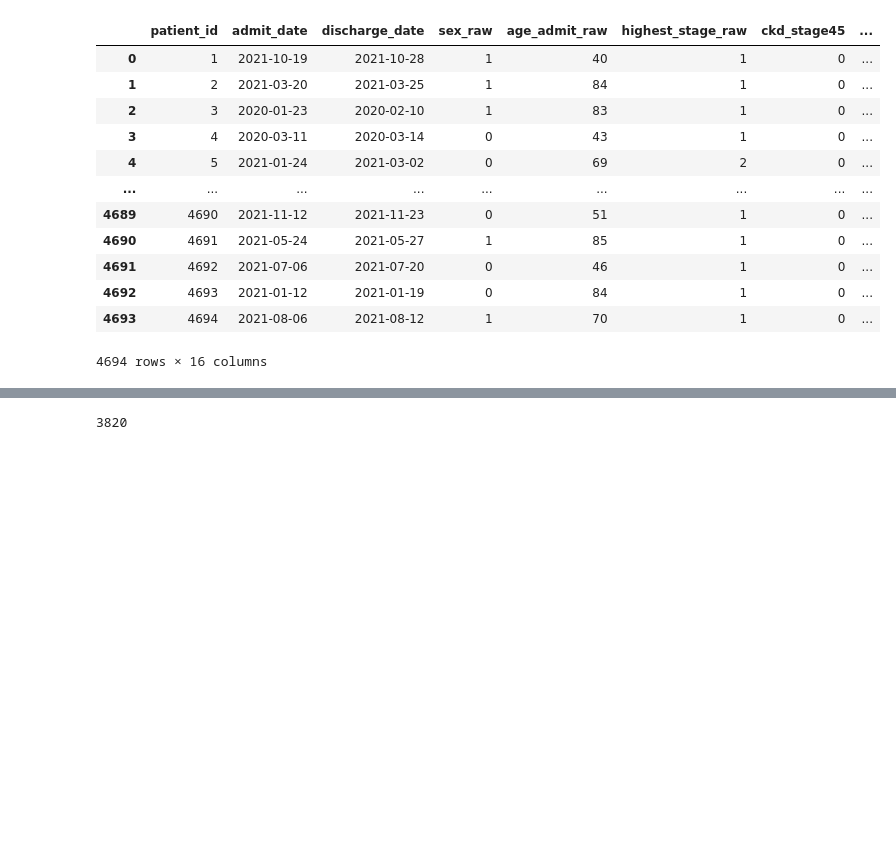
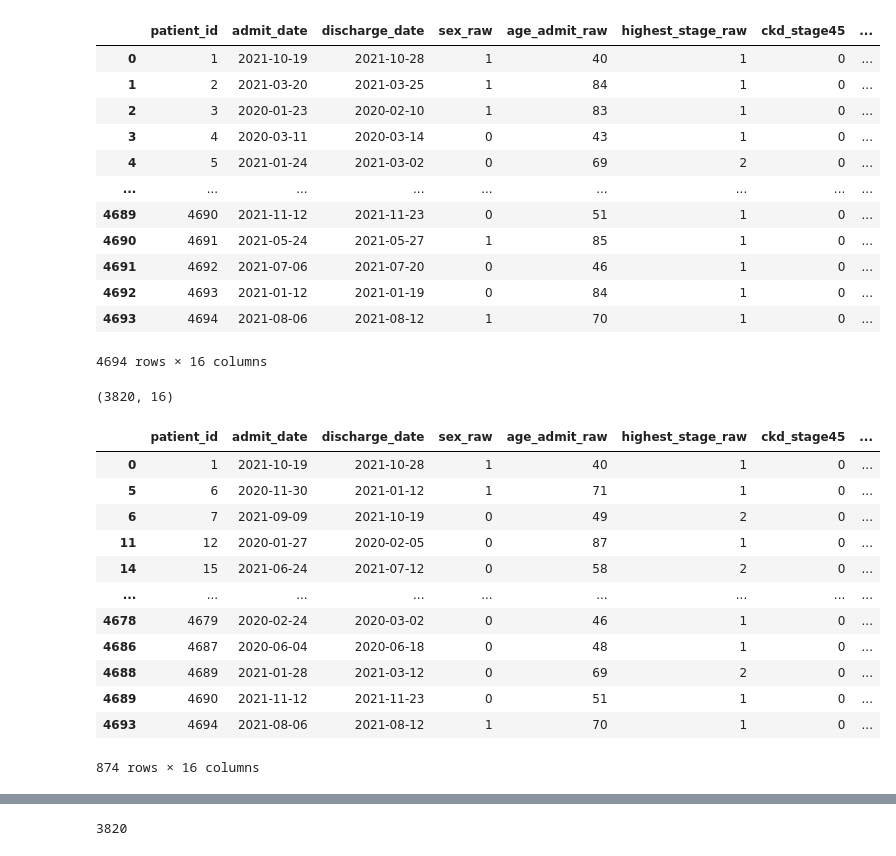
Before and after one commit to phairlab/aki_ckd_prediction, a Jupyter notebook: data_exploration.ipynb, the cells around one changed output, grey strips where cells are left out. Saved outputs shown, nothing was run; the diff lists cells and outputs as text; code cells hidden in the pictures; blank space fills up the shorter version.

Commit message:
Updates to WIP data exploration notebook

```diff
--- a/data_exploration.ipynb
+++ b/data_exploration.ipynb
@@ -104,11 +112,11 @@ features_df
 # -*- load in the lab tests -*-
 
 # Load in the index labs
-index_labs_file_path = os.path.join(parent_dir, 'Hing', 'in-hosp labs.csv')
+index_labs_file_path = '/data/kidney/Hing/in-hosp labs.csv'
 index_labs_df = pd.read_csv(index_labs_file_path)
 
 # Load the pre-index labs
-prehosp_labs_file_path = os.path.join(parent_dir, 'Hing', 'pre-hosp labs.csv')
+prehosp_labs_file_path = '/data/kidney/Hing/pre-hosp labs.csv'
 prehosp_labs_df = pd.read_csv(prehosp_labs_file_path)
 
 # combine the two
@@ -235,3 +243,23 @@ alberta_df
 | 4692 | 4693 | 2021-01-12 | 2021-01-19 | 0 | 84 | 1 | 0 | ... |
 | 4693 | 4694 | 2021-08-06 | 2021-08-12 | 1 | 70 | 1 | 0 | ... |
 4694 rows × 16 columns
+# %%
+alberta_df.dropna(subset=['baseline_creatinine_raw']).shape
+# %% [output]
+(3820, 16)
+# %%
+alberta_df[alberta_df.baseline_creatinine_raw.isna()]
+# %% [output]
+|  | patient_id | admit_date | discharge_date | sex_raw | age_admit_raw | highest_stage_raw | ckd_stage45 | ... |
+| 0 | 1 | 2021-10-19 | 2021-10-28 | 1 | 40 | 1 | 0 | ... |
+| 5 | 6 | 2020-11-30 | 2021-01-12 | 1 | 71 | 1 | 0 | ... |
+| 6 | 7 | 2021-09-09 | 2021-10-19 | 0 | 49 | 2 | 0 | ... |
+| 11 | 12 | 2020-01-27 | 2020-02-05 | 0 | 87 | 1 | 0 | ... |
+| 14 | 15 | 2021-06-24 | 2021-07-12 | 0 | 58 | 2 | 0 | ... |
+| ... | ... | ... | ... | ... | ... | ... | ... | ... |
+| 4678 | 4679 | 2020-02-24 | 2020-03-02 | 0 | 46 | 1 | 0 | ... |
+| 4686 | 4687 | 2020-06-04 | 2020-06-18 | 0 | 48 | 1 | 0 | ... |
+| 4688 | 4689 | 2021-01-28 | 2021-03-12 | 0 | 69 | 2 | 0 | ... |
+| 4689 | 4690 | 2021-11-12 | 2021-11-23 | 0 | 51 | 1 | 0 | ... |
+| 4693 | 4694 | 2021-08-06 | 2021-08-12 | 1 | 70 | 1 | 0 | ... |
+874 rows × 16 columns
```
Also changed, not shown: parts of 12 cells of this notebook.
